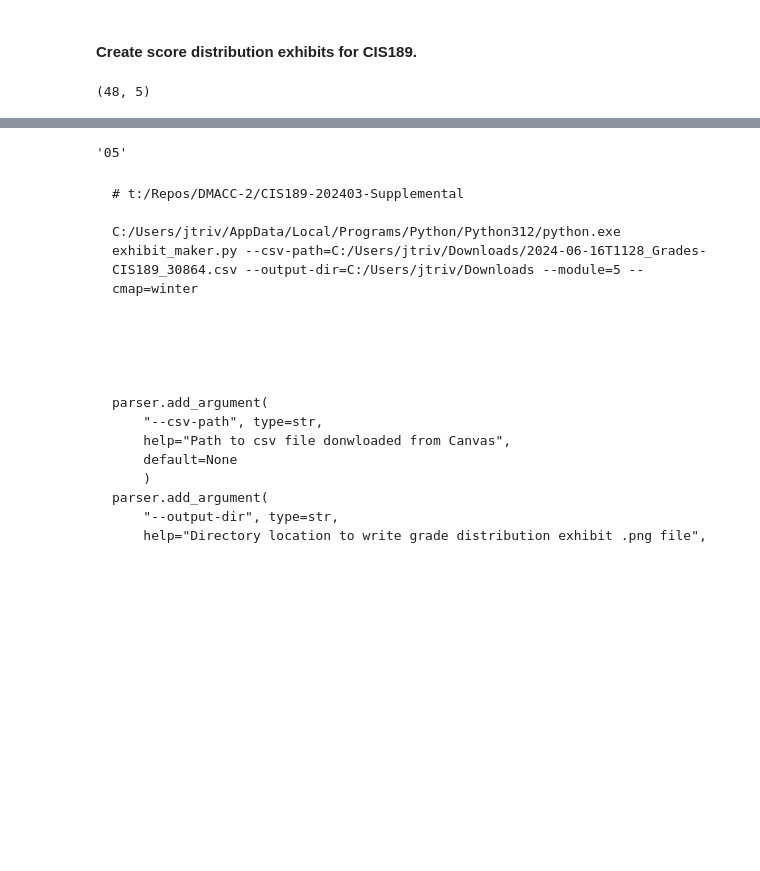
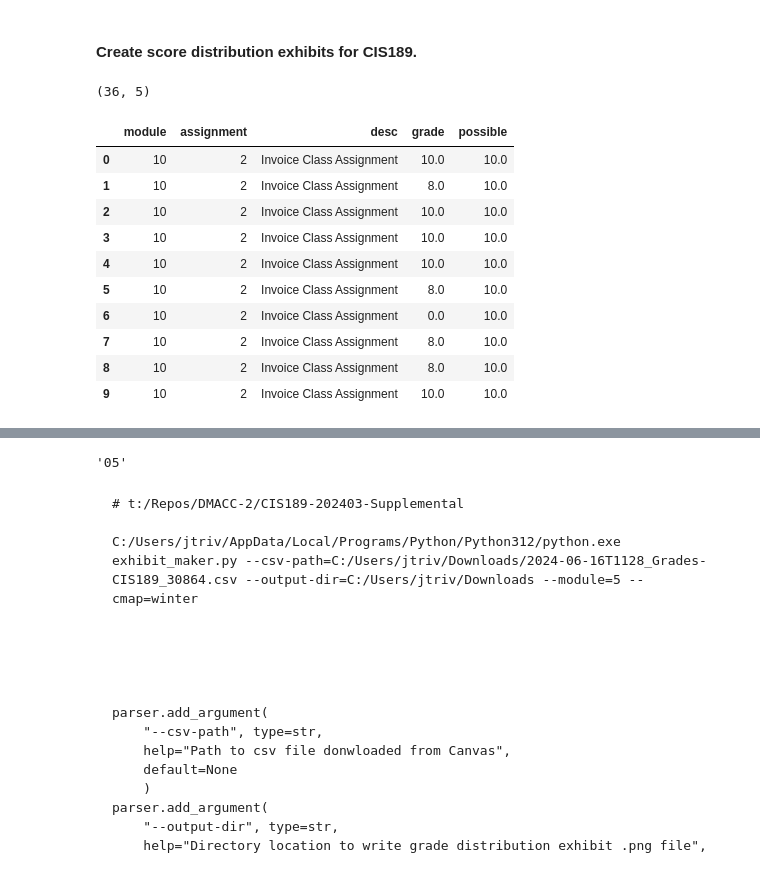
Before and after one commit to jtrive84/CIS189-202403-Supplemental, a Jupyter notebook: misc/assignment-exhibit-maker.ipynb, the cells around one changed output, grey strips where cells are left out. Drawn from its saved outputs; the diff is of its cells as text; code cells hidden in the pictures; blank space fills up the shorter version.

```diff
--- a/misc/assignment-exhibit-maker.ipynb
+++ b/misc/assignment-exhibit-maker.ipynb
@@ -11,8 +11,8 @@ import pandas as pd
 # Configuration ----------------------------------------------------------------
 
 # csv_path = "G:/My Drive/DMACC/CIS189-202403/CIS189-202403-Grades.csv"
-csv_path = "C:/Users/jtriv/Downloads/2024-07-01T1206_Grades-CIS189_30864.csv"
-module = 8
+csv_path = "C:/Users/jtriv/Downloads/2024-07-09T1451_Grades-CIS189_30864.csv"
+module = 10
 
 # ------------------------------------------------------------------------------
 
@@ -37,35 +37,46 @@ dfpossible = dfpossible[dfpossible.module!="Multiple"].reset_index(drop=True)
 dfpossible["module"] = dfpossible["module"].str.replace("M", "").astype(int)
 dfpossible["assignment"] = dfpossible["assignment"].str.strip()
 dfpossible = dfpossible.sort_values(["module", "assignment"])
 dfpossible = dfpossible.assign(n=dfpossible.groupby(["module"]).cumcount().astype(int))
 dfpossible = dfpossible.drop("assignment", axis=1).rename({"n": "assignment"}, axis=1)
 dfpossible["assignment"] = dfpossible["assignment"] + 1
 dfassign = dfpossible[["module", "assignment", "desc", "possible"]]
 dfassign = dfassign[dfassign.module==module].reset_index(drop=True)
 
 module_columns = [ii for ii in dfall.columns if ii.startswith(f"M{module}")]
 keep_columns = ["Student"] + module_columns
 df = dfall.iloc[1:,:][keep_columns]
 df = (
     df
     .melt(id_vars=['Student'], value_vars=module_columns)
     .rename({"variable": "desc", "value": "grade"}, axis=1)
     )
 df["desc"] = df["desc"].str.replace(r"\(\d*\)", "", regex=True)
 df[["module", "desc"]] = df["desc"].str.split(":", expand=True)
 df["desc"]  = df["desc"].str.strip()
 df["module"] = df["module"].str.split(" ", expand=True).iloc[:,:-1]
 df["module"]  = df["module"].str.strip()
 df["module"] = df["module"].str.replace("M", "").astype(int)
 df = df[["module", "desc", "grade"]]
 df = df[df.module==module].reset_index(drop=True)
 df["grade"] = df["grade"].fillna(0)
 df = df.merge(dfassign, on=["desc", "module"], how="left")
 df = df[["module", "assignment", "desc", "grade", "possible"]]
 print(df.shape)
-# df.head(10)
+df.head(10)
 # %% [output]
-(48, 5)
+(36, 5)
+|  | module | assignment | desc | grade | possible |
+| 0 | 10 | 2 | Invoice Class Assignment | 10.0 | 10.0 |
+| 1 | 10 | 2 | Invoice Class Assignment | 8.0 | 10.0 |
+| 2 | 10 | 2 | Invoice Class Assignment | 10.0 | 10.0 |
+| 3 | 10 | 2 | Invoice Class Assignment | 10.0 | 10.0 |
+| 4 | 10 | 2 | Invoice Class Assignment | 10.0 | 10.0 |
+| 5 | 10 | 2 | Invoice Class Assignment | 8.0 | 10.0 |
+| 6 | 10 | 2 | Invoice Class Assignment | 0.0 | 10.0 |
+| 7 | 10 | 2 | Invoice Class Assignment | 8.0 | 10.0 |
+| 8 | 10 | 2 | Invoice Class Assignment | 8.0 | 10.0 |
+| 9 | 10 | 2 | Invoice Class Assignment | 10.0 | 10.0 |
 # %%
 
 cmap = "winter" #"gist_rainbow" #"winter"
```
Also changed, not shown: parts of 1 cell of this notebook, 10 other files.
